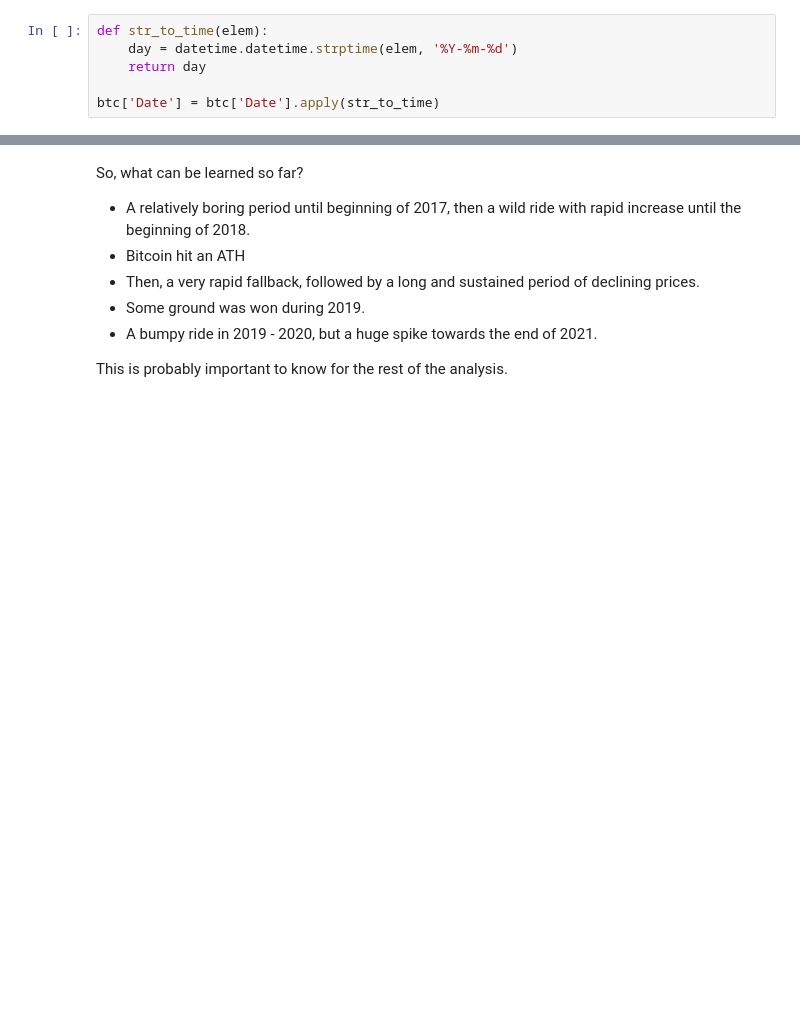
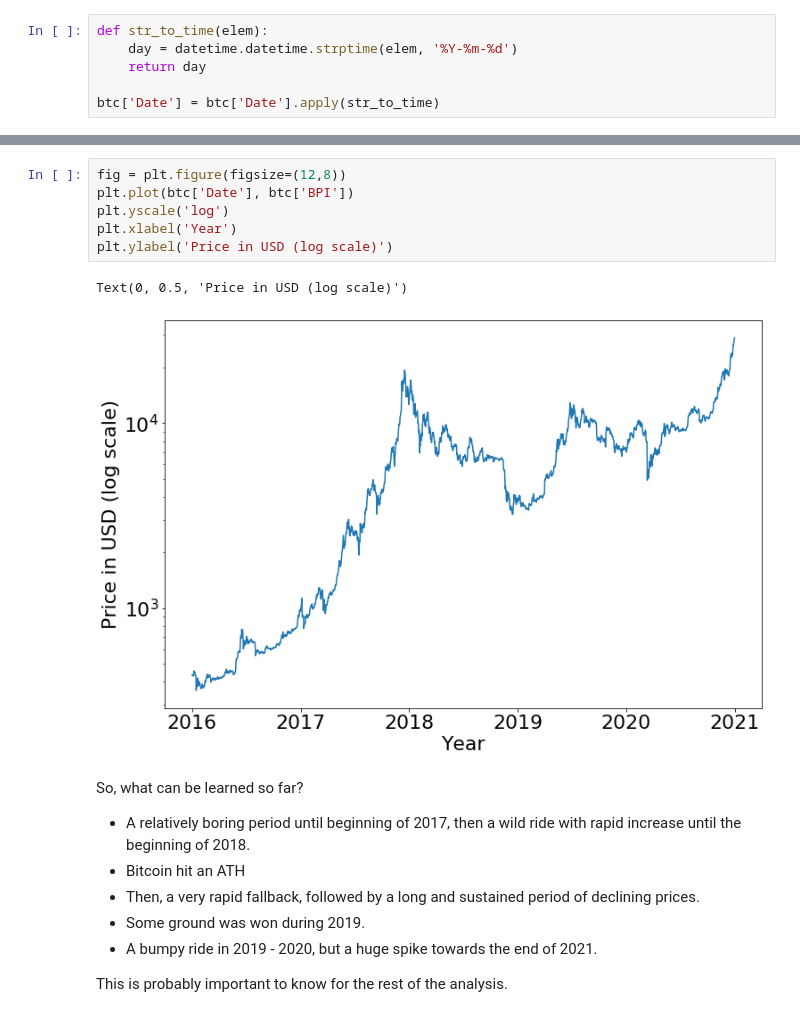
Before and after one commit to jasperschroeder/BigDataClass, a Jupyter notebook: EDA (1 of 2).ipynb, the cells around one changed output, grey strips where cells are left out. Cells and saved outputs as stored; diff of their text form; blank space fills up the shorter version.

```diff
--- a/EDA (1 of 2).ipynb
+++ b/EDA (1 of 2).ipynb
@@ -29,3 +39,12 @@ Text(0.5, 1.0, 'The price of Bitcoin in USD')
+# %%
+fig = plt.figure(figsize=(12,8))
+plt.plot(btc['Date'], btc['BPI'])
+plt.yscale('log')
+plt.xlabel('Year')
+plt.ylabel('Price in USD (log scale)')
+# %% [output]
+Text(0, 0.5, 'Price in USD (log scale)')
+[figure, added]
 # %% [markdown]
 So, what can be learned so far?
 - A relatively boring period until beginning of 2017, then a wild ride with rapid increase until the beginning of 2018.
```
Also changed, not shown: parts of 43 cells of this notebook, 4 other files.
